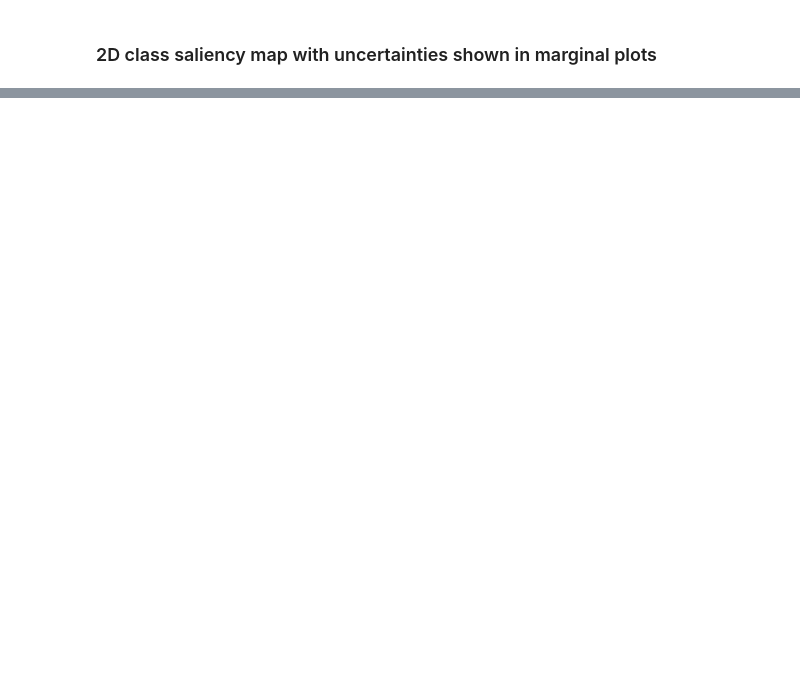
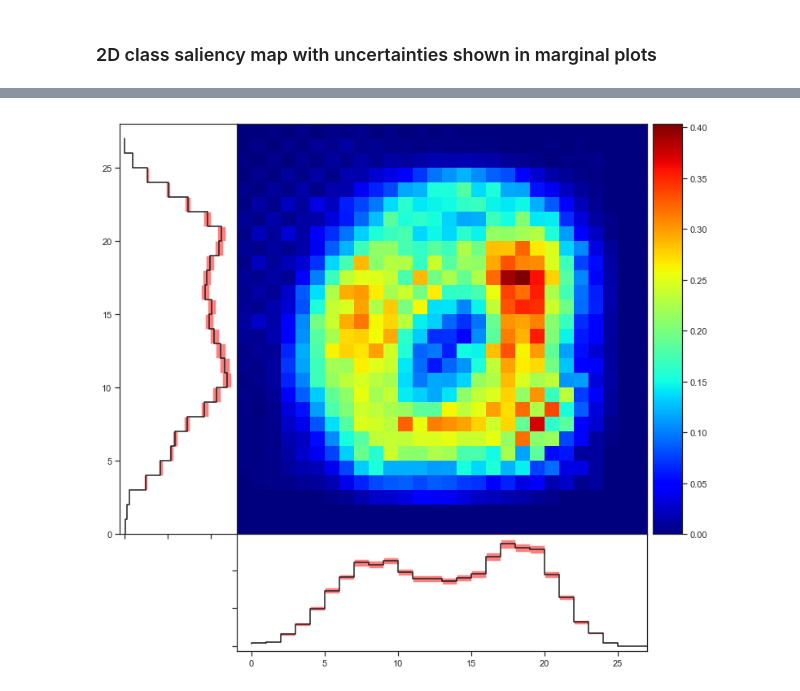
Before and after one commit to wdbm/Psychedelic_Machine_Learning_in_the_Cenozoic_Era, a Jupyter notebook: Keras_convolutional_MNIST.ipynb, the cells around one changed output, grey strips where cells are left out. Drawn from its saved outputs; the diff is of its cells as text; code cells hidden in the pictures; blank space fills up the shorter version.

```diff
--- a/Keras_convolutional_MNIST.ipynb
+++ b/Keras_convolutional_MNIST.ipynb
@@ -357,0 +365,61 @@ plt.show()
+# %%
+plt.rcParams["figure.figsize"] = [10, 10]
+
+xi = 0.2;  yi = 0.2; wi = 0.7;  hi = 0.7 # image
+xc = 0.91; yc = 0.2; wc = 0.05; hc = 0.7 # colorbar
+xh = 0.2;  yh = 0.0; wh = 0.7;  hh = 0.2 # horizontal plot
+xv = 0.0;  yv = 0.2; wv = 0.2;  hv = 0.7 # vertical plot
+
+ax_i = plt.axes((xi, yi, wi, hi))
+ax_h = plt.axes((xh, yh, wh, hh))
+ax_v = plt.axes((xv, yv, wv, hv))
+ax_c = plt.axes((xc, yc, wc, hc))
+
+ax_i.xaxis.set_major_formatter(NullFormatter())
+ax_i.yaxis.set_major_formatter(NullFormatter())
+ax_h.yaxis.set_major_formatter(NullFormatter())
+ax_v.xaxis.set_major_formatter(NullFormatter())
+
+plt.axes(ax_i)
+plt.imshow(mean, aspect='auto', cmap="jet")
+
+ax_h.plot(list(range(0, 28)), mean.sum(axis=0),                                                '-k', drawstyle='steps')
+#ax_h.plot(list(range(0, 28)), mean.sum(axis=0) + np.sum(statistical_uncertainty, axis=0) / 2,  '-k', drawstyle='steps', color='red')
+#ax_h.plot(list(range(0, 28)), mean.sum(axis=0) - np.sum(statistical_uncertainty, axis=0) / 2,  '-k', drawstyle='steps', color='blue')
+ax_h.fill_between(
+    list(range(0, 28)),
+    mean.sum(axis=0) + np.sum(statistical_uncertainty, axis=0) / 2,
+    mean.sum(axis=0) - np.sum(statistical_uncertainty, axis=0) / 2,
+    step      = 'pre',
+    facecolor = 'red',
+    alpha     = 0.5
+)
+ax_h.set_xlim(-1, 27)
+
+ax_v.plot(mean.sum(axis=1), list(range(0, 28)),                                                '-k', drawstyle='steps')
+#ax_v.plot(mean.sum(axis=1) + np.sum(statistical_uncertainty, axis=1) / 2, list(range(0, 28)),  '-k', drawstyle='steps', color='red')
+#ax_v.plot(mean.sum(axis=1) - np.sum(statistical_uncertainty, axis=1) / 2, list(range(0, 28)),  '-k', drawstyle='steps', color='blue')
+ax_v.fill_betweenx(
+    list(range(1, 29)),
+    mean.sum(axis=1) + np.sum(statistical_uncertainty, axis=1) / 2,
+    mean.sum(axis=1) - np.sum(statistical_uncertainty, axis=1) / 2,
+    step      = 'pre',
+    facecolor = 'red',
+    alpha     = 0.5
+)
+ax_v.set_ylim(0, 28)
+
+cb = plt.colorbar(cax=ax_c)
+
+#cb.set_label('intensity')
+#ax_i.set_title('input')
+#ax_h.set_xlabel('${x}$')
+#ax_h.set_ylabel('intensity')
+#ax_h.yaxis.set_label_position('right')
+#ax_v.set_ylabel('${y}$')
+#ax_v.set_xlabel('intensity')
+#ax_v.xaxis.set_label_position('top')
+
+plt.show()
+# %% [output]
+[figure, added]
```
Also changed, not shown: parts of 10 cells of this notebook, 3 other files.
